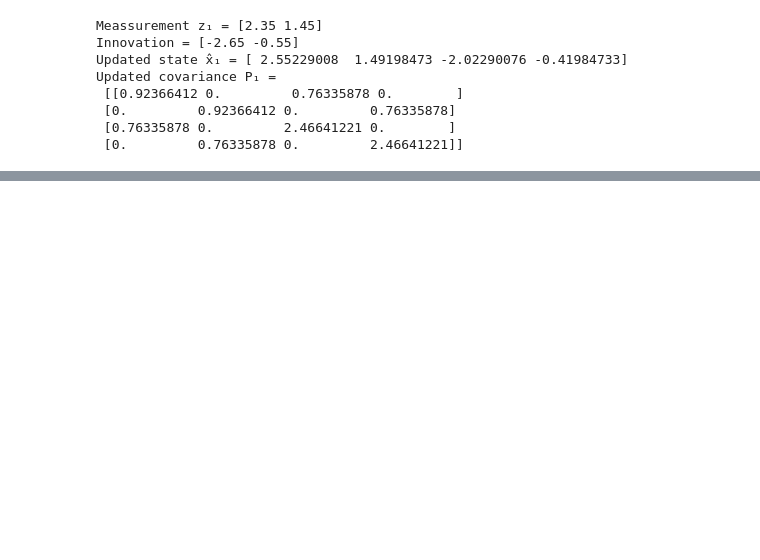
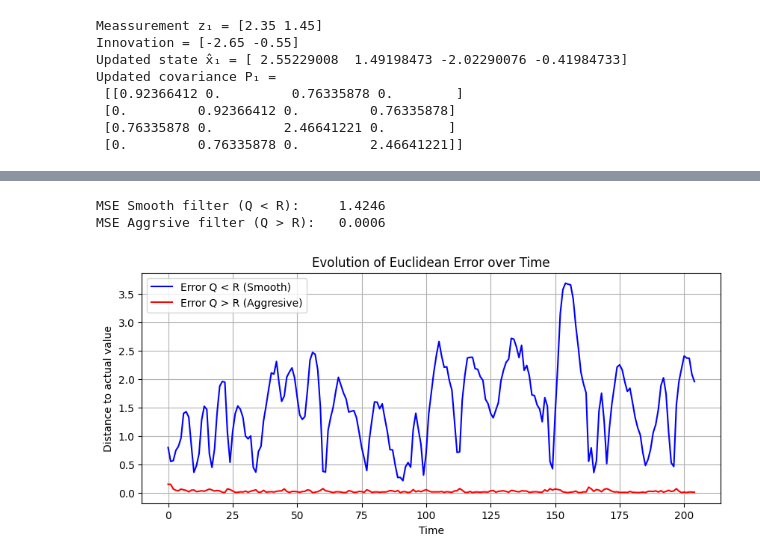
Before and after one commit to Jero2110/Forecasting_Phase_3, a Jupyter notebook: analysis/Jeronimo_Ramos_Forecasting_P3.ipynb, the cells around one changed output, grey strips where cells are left out. Drawn from its saved outputs; the diff is of its cells as text; code cells hidden in the pictures; blank space fills up the shorter version.

```diff
--- a/analysis/Jeronimo_Ramos_Forecasting_P3.ipynb
+++ b/analysis/Jeronimo_Ramos_Forecasting_P3.ipynb
@@ -424,0 +466,30 @@ Updated covariance P₁ =
+# %%
+# Extract only the (X, Y) positions from the estimates
+pos_soft = est_soft[:, [0, 1]]
+pos_hard = est_hard[:, [0, 1]]
+
+# Calculate MSE for each case
+mse_soft = mean_squared_error(observations, pos_soft)
+mse_hard = mean_squared_error(observations, pos_hard)
+
+print(f"MSE Smooth filter (Q < R):     {mse_soft:.4f}")
+print(f"MSE Aggrsive filter (Q > R):   {mse_hard:.4f}")
+# %% [output]
+MSE Smooth filter (Q < R):     1.4246
+MSE Aggrsive filter (Q > R):   0.0006
+# %%
+# Calculate Euclidean error point by point
+err_soft = np.sqrt(np.sum((observations - pos_soft)**2, axis=1))
+err_hard = np.sqrt(np.sum((observations - pos_hard)**2, axis=1))
+
+plt.figure(figsize=(10, 4))
+plt.plot(err_soft, label='Error Q < R (Smooth)', color='blue')
+plt.plot(err_hard, label='Error Q > R (Aggresive)', color='red')
+plt.title("Evolution of Euclidean Error over Time")
+plt.ylabel("Distance to actual value")
+plt.xlabel("Time")
+plt.legend()
+plt.grid(True)
+plt.show()
+# %% [output]
+[figure, added]
```
Also changed, not shown: parts of 27 cells of this notebook.
